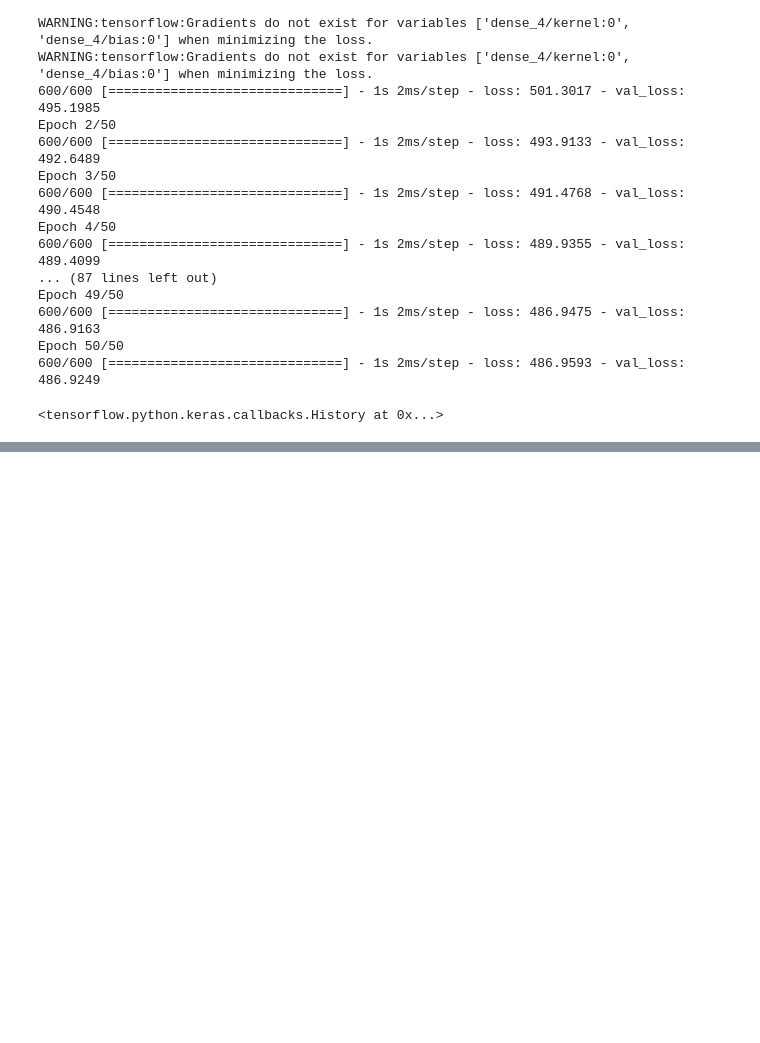
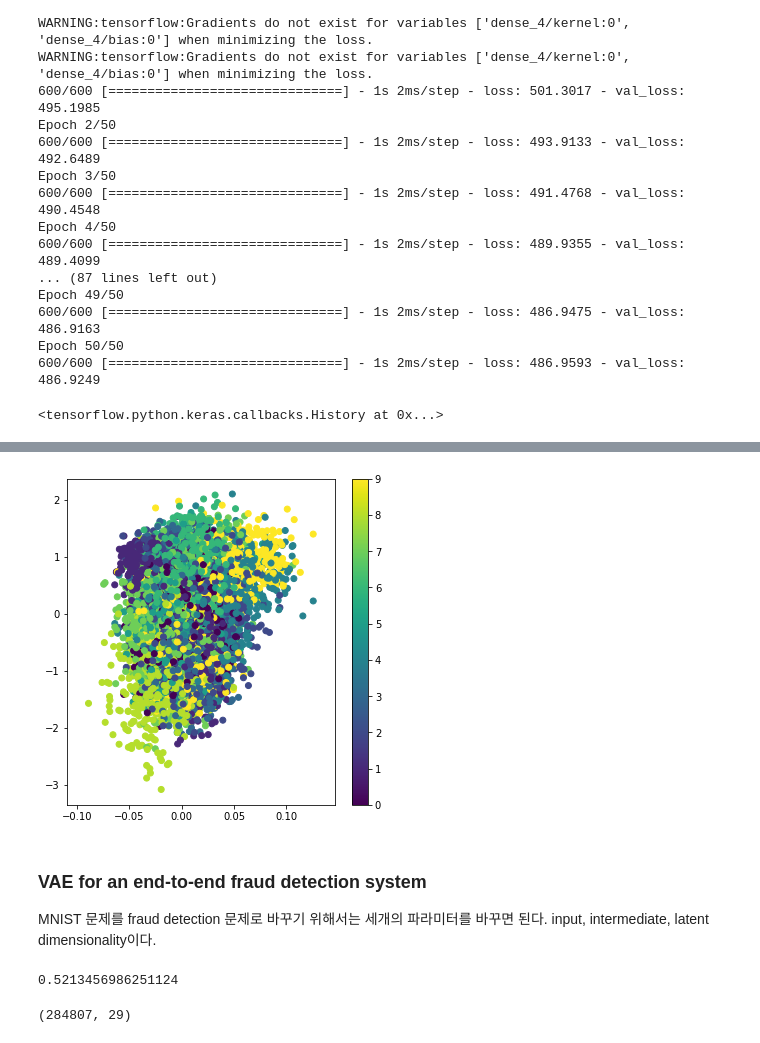
Before and after one commit to werellel/ML-for-Finance, a Jupyter notebook: using-generative-models.ipynb, the cells around one changed output, grey strips where cells are left out. Saved outputs shown, nothing was run; the diff lists cells and outputs as text; code cells hidden in the pictures; blank space fills up the shorter version.

```diff
--- a/using-generative-models.ipynb
+++ b/using-generative-models.ipynb
@@ -709,0 +743,29 @@ Epoch 50/50
+# %%
+x_test_encoded = encoder.predict(X_test_flat, batch_size=batch_size)
+plt.figure(figsize=(6, 6))
+plt.scatter(x_test_encoded[:, 0], x_test_encoded[:, 1], c=y_test)
+plt.colorbar()
+plt.show()
+# %% [output]
+[figure, added]
+# %% [markdown]
+### VAE for an end-to-end fraud detection system
+
+MNIST 문제를 fraud detection 문제로 바꾸기 위해서는 세개의 파라미터를 바꾸면 된다. input, intermediate, latent dimensionality이다.
+# %%
+import pandas as pd # data processing, CSV file I/O (e.g. pd.read_csv)
+df = pd.read_csv('../input/creditcard.csv')
+df.isnull().sum()
+df = df.drop('Time',axis=1)
+X = df.drop('Class',axis=1).values
+y = df['Class'].values
+X.shape
+X -= X.min(axis=0)
+X /= X.max(axis=0)
+X.mean()
+# %% [output]
+0.5213456986251124
+# %%
+X.shape
+# %% [output]
+(284807, 29)
```
Also changed, not shown: parts of 31 cells of this notebook, 1 other file.
